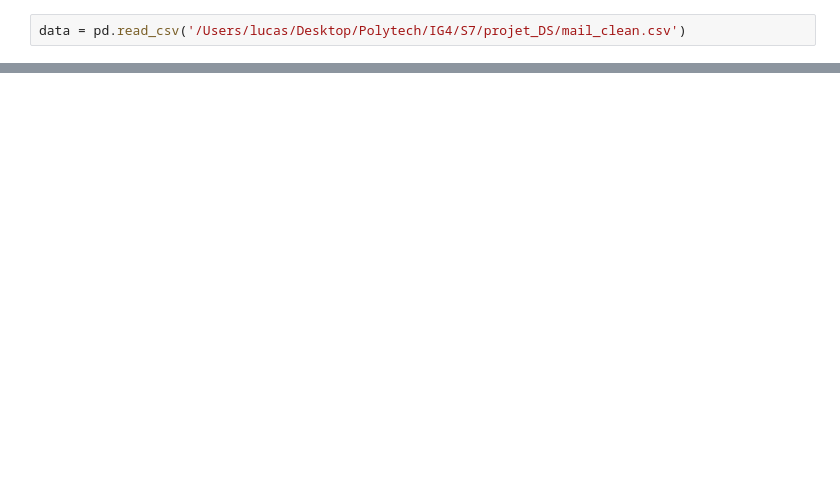
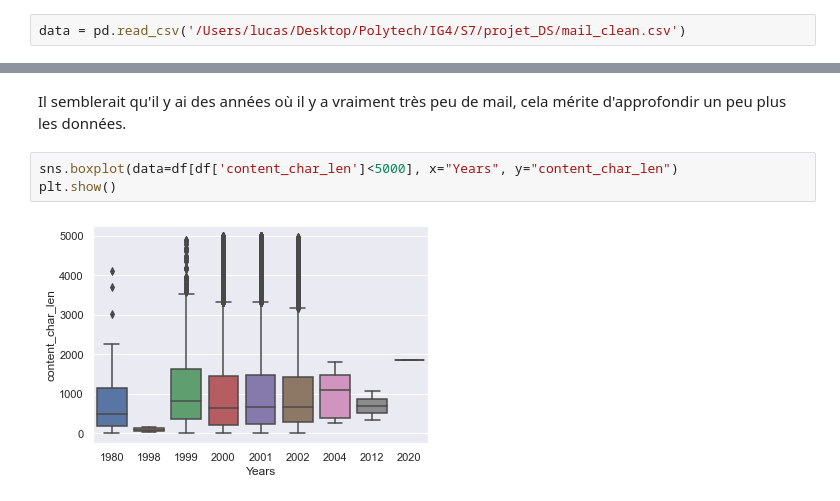
Before and after one commit to baptiste-mouton/ig4_dataScienceProject, a Jupyter notebook: EDA.ipynb, the cells around one changed output, grey strips where cells are left out. Saved outputs shown, nothing was run; the diff lists cells and outputs as text; blank space fills up the shorter version.

```diff
--- a/EDA.ipynb
+++ b/EDA.ipynb
@@ -380,0 +97,7 @@ plt.subplots_adjust(top=0.92, bottom=0.08, left=0.10, right=0.95, hspace=0.25,
+# %% [markdown]
+Il semblerait qu'il y ai des années où il y a vraiment très peu de mail, cela mérite d'approfondir un peu plus les données.
+# %%
+sns.boxplot(data=df[df['content_char_len']<5000], x="Years", y="content_char_len")
+plt.show()
+# %% [output]
+[figure, added]
```
Also changed, not shown: parts of 101 cells of this notebook, 6 other files.
